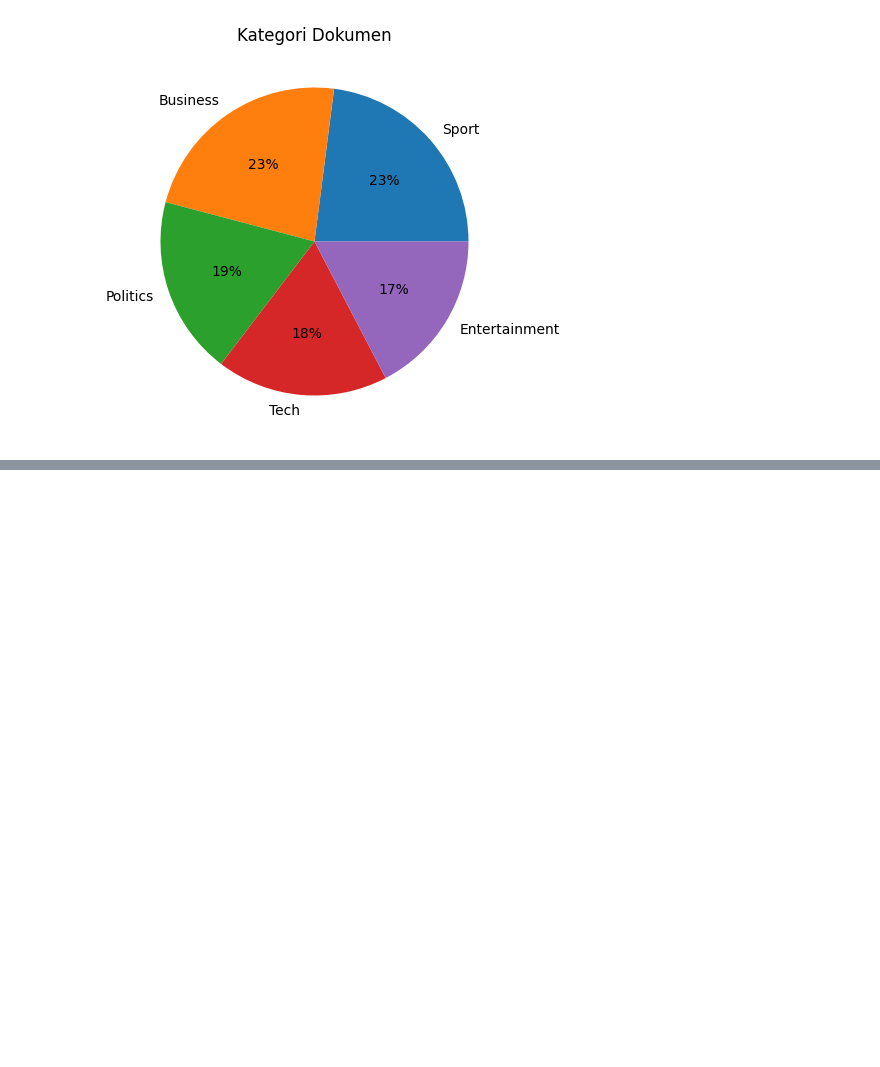
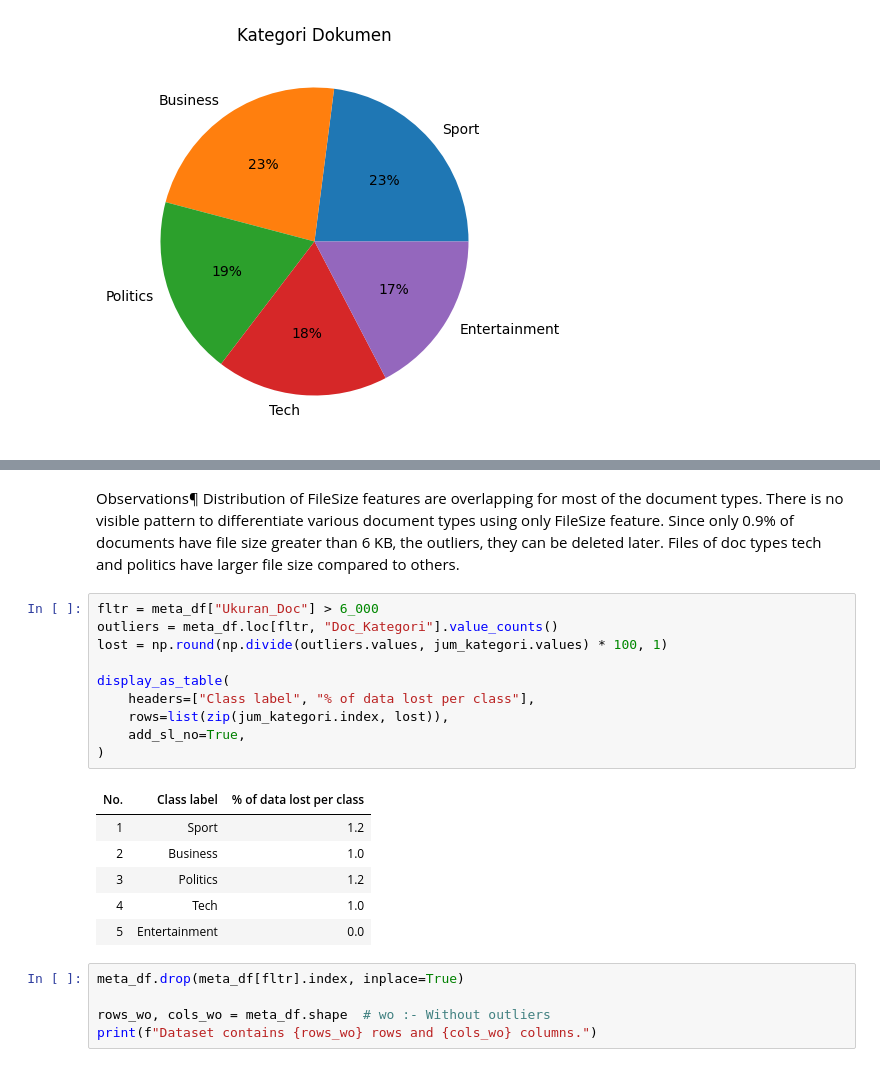
Before and after one commit to Ananta-Taksaka/bbc_classification, a Jupyter notebook: document_classification.ipynb, the cells around one changed output, grey strips where cells are left out. Drawn from its saved outputs; the diff is of its cells as text; blank space fills up the shorter version.

```diff
--- a/document_classification.ipynb
+++ b/document_classification.ipynb
@@ -215,0 +249,28 @@ plt.show()
+# %% [markdown]
+Observations¶
+Distribution of FileSize features are overlapping for most of the document types.
+There is no visible pattern to differentiate various document types using only FileSize feature.
+Since only 0.9% of documents have file size greater than 6 KB, the outliers, they can be deleted later.
+Files of doc types tech and politics have larger file size compared to others.
+# %%
+fltr = meta_df["Ukuran_Doc"] > 6_000
+outliers = meta_df.loc[fltr, "Doc_Kategori"].value_counts()
+lost = np.round(np.divide(outliers.values, jum_kategori.values) * 100, 1)
+
+display_as_table(
+    headers=["Class label", "% of data lost per class"],
+    rows=list(zip(jum_kategori.index, lost)),
+    add_sl_no=True,
+)
+# %% [output]
+| No. | Class label | % of data lost per class |
+| 1 | Sport | 1.2 |
+| 2 | Business | 1.0 |
+| 3 | Politics | 1.2 |
+| 4 | Tech | 1.0 |
+| 5 | Entertainment | 0.0 |
+# %%
+meta_df.drop(meta_df[fltr].index, inplace=True)
+
+rows_wo, cols_wo = meta_df.shape  # wo :- Without outliers
+print(f"Dataset contains {rows_wo} rows and {cols_wo} columns.")
```
Also changed, not shown: parts of 8 cells of this notebook, 1 other file.
